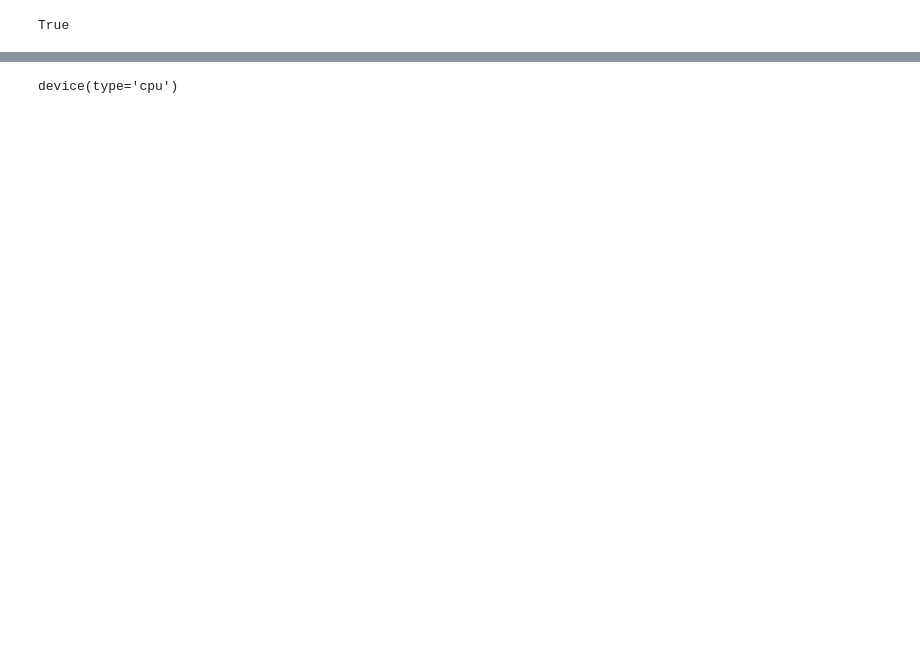
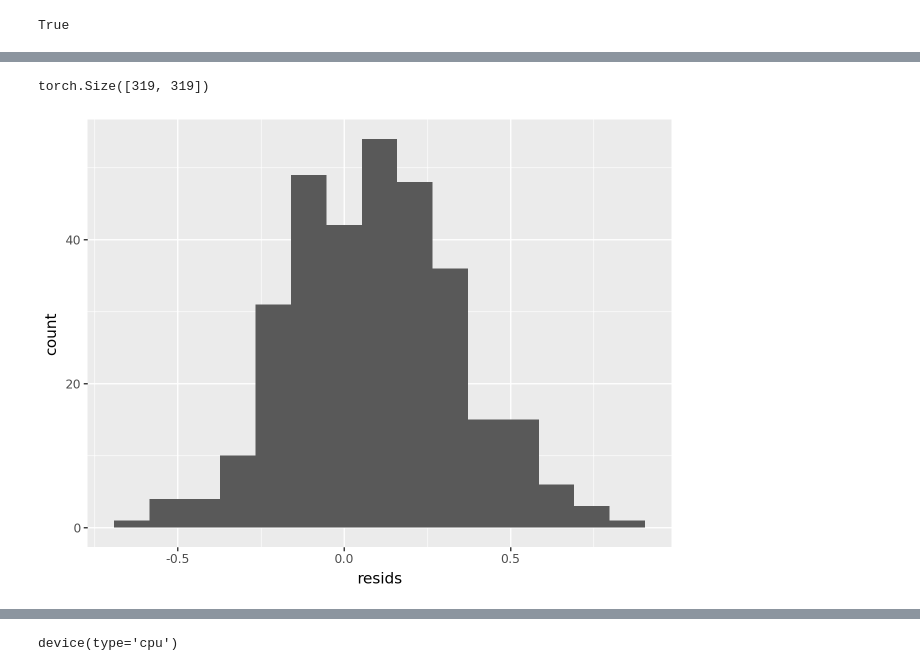
Before and after one commit to dashstander/ngram-markov, a Jupyter notebook: spectral.ipynb, the cells around one changed output, grey strips where cells are left out. Drawn from its saved outputs; the diff is of its cells as text; code cells hidden in the pictures; blank space fills up the shorter version.

```diff
--- a/spectral.ipynb
+++ b/spectral.ipynb
@@ -286,0 +418,9 @@ Sample edges with weights:
+# %%
+eigenbasis.shape
+# %% [output]
+torch.Size([319, 319])
+# %%
+resid_df = pl.DataFrame({'resids': mapped_residuals.numpy()})
+ggplot(resid_df, aes(x='resids')) + geom_histogram()
+# %% [output]
+[figure, added]
```
Also changed, not shown: parts of 40 cells of this notebook, 3 other files.
